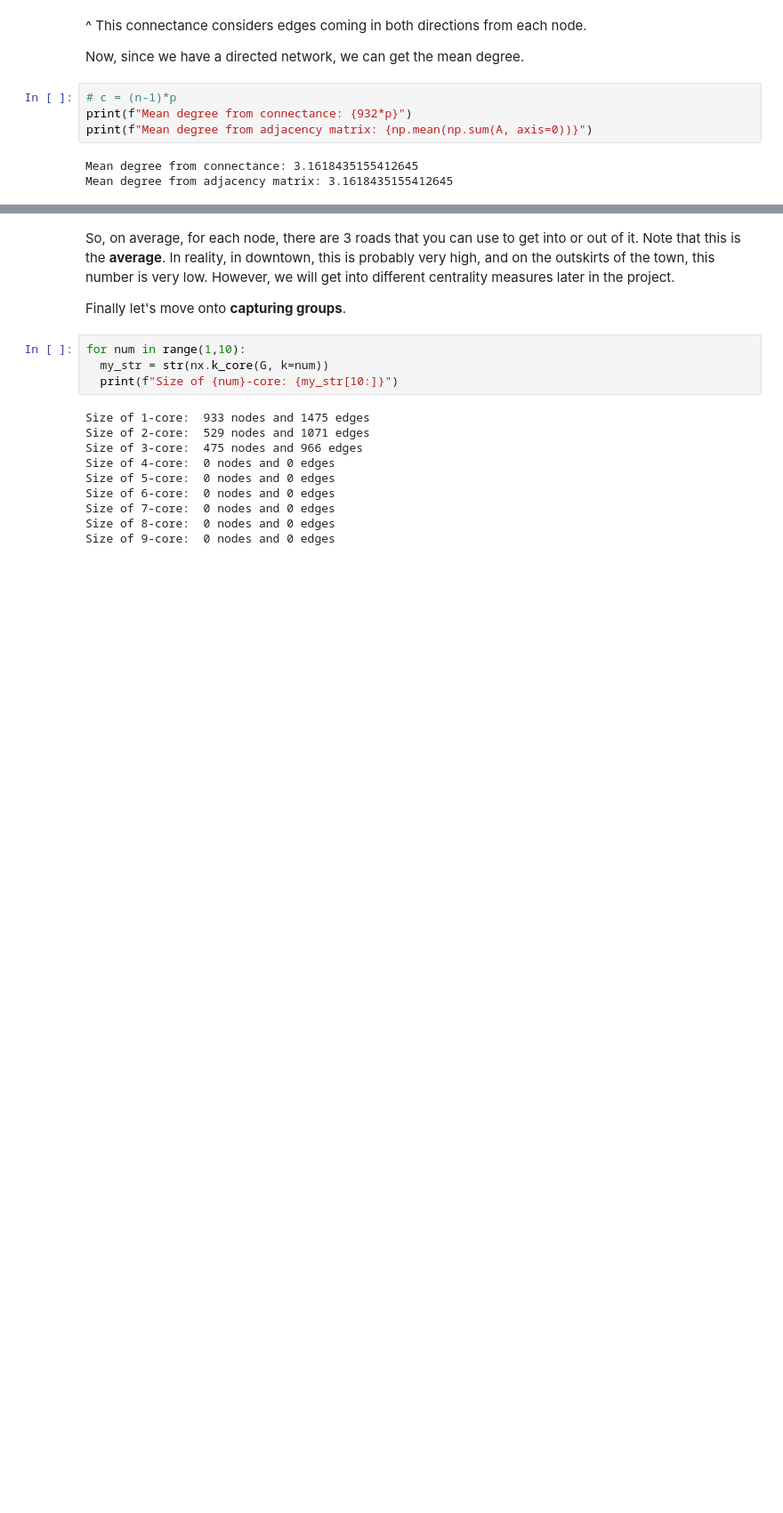
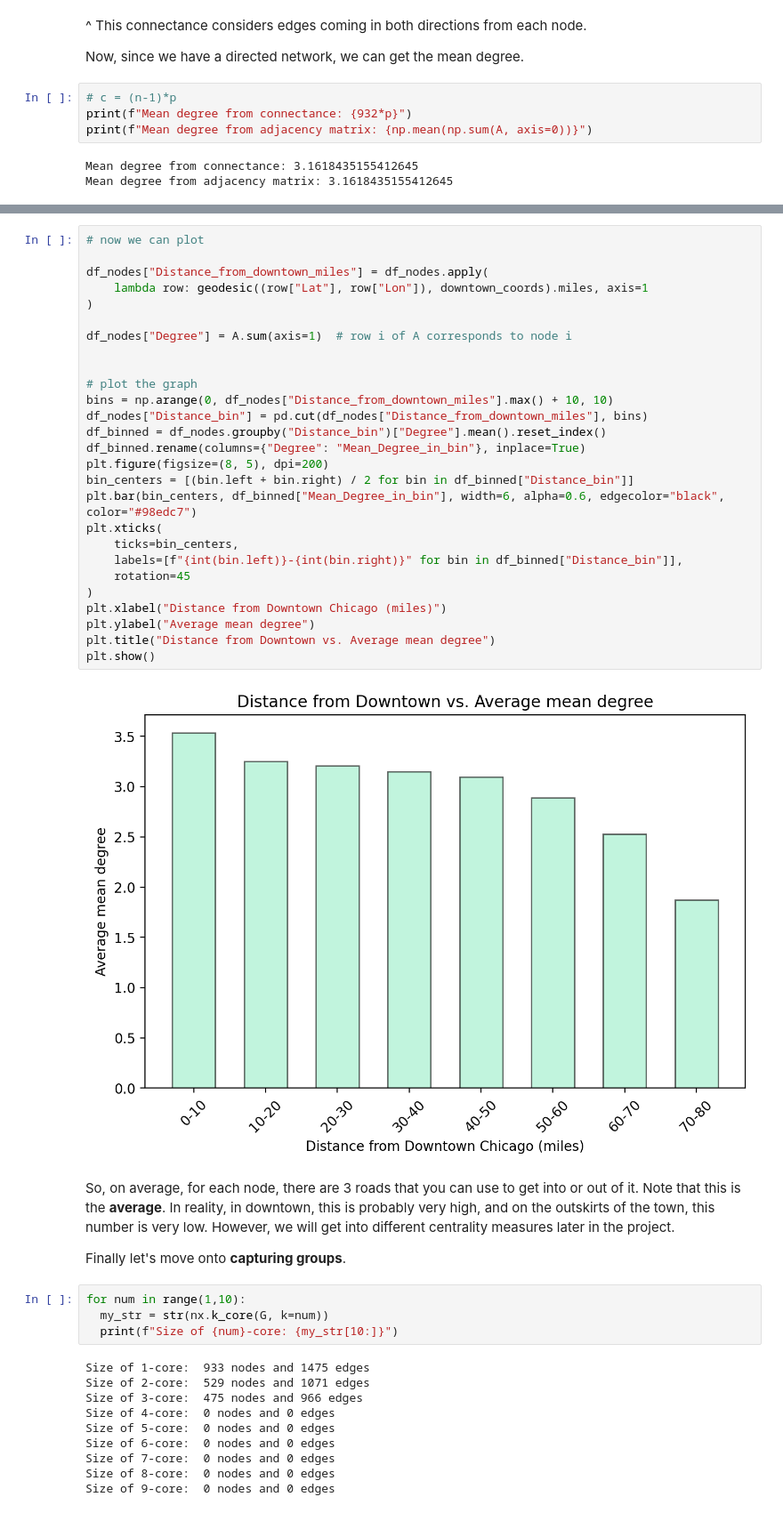
Before and after one commit to shilpa-bo/ChicagoTransportation, a Jupyter notebook: base_network_analysis.ipynb, the cells around one changed output, grey strips where cells are left out. Shown at 89% size. Drawn from its saved outputs; the diff is of its cells as text; blank space fills up the shorter version.

```diff
--- a/base_network_analysis.ipynb
+++ b/base_network_analysis.ipynb
@@ -134,3 +149,32 @@ Mean degree from adjacency matrix: 3.1618435155412645
+# %%
+# now we can plot
+
+df_nodes["Distance_from_downtown_miles"] = df_nodes.apply(
+    lambda row: geodesic((row["Lat"], row["Lon"]), downtown_coords).miles, axis=1
+)
+
+df_nodes["Degree"] = A.sum(axis=1)  # row i of A corresponds to node i
+
+
+# plot the graph
+bins = np.arange(0, df_nodes["Distance_from_downtown_miles"].max() + 10, 10)
+df_nodes["Distance_bin"] = pd.cut(df_nodes["Distance_from_downtown_miles"], bins)
+df_binned = df_nodes.groupby("Distance_bin")["Degree"].mean().reset_index()
+df_binned.rename(columns={"Degree": "Mean_Degree_in_bin"}, inplace=True)
+plt.figure(figsize=(8, 5), dpi=200)
+bin_centers = [(bin.left + bin.right) / 2 for bin in df_binned["Distance_bin"]]
+plt.bar(bin_centers, df_binned["Mean_Degree_in_bin"], width=6, alpha=0.6, edgecolor="black", color="#98edc7")
+plt.xticks(
+    ticks=bin_centers,
+    labels=[f"{int(bin.left)}-{int(bin.right)}" for bin in df_binned["Distance_bin"]],
+    rotation=45
+)
+plt.xlabel("Distance from Downtown Chicago (miles)")
+plt.ylabel("Average mean degree")
+plt.title("Distance from Downtown vs. Average mean degree")
+plt.show()
+# %% [output]
+[figure, added]
 # %% [markdown]
 So, on average, for each node, there are 3 roads that you can use to get into or out of it. Note that this is the **average**. In reality, in downtown, this is probably very high, and on the outskirts of the town, this number is very low. However, we will get into different centrality measures later in the project.
 
```
Also changed, not shown: parts of 16 cells of this notebook.
